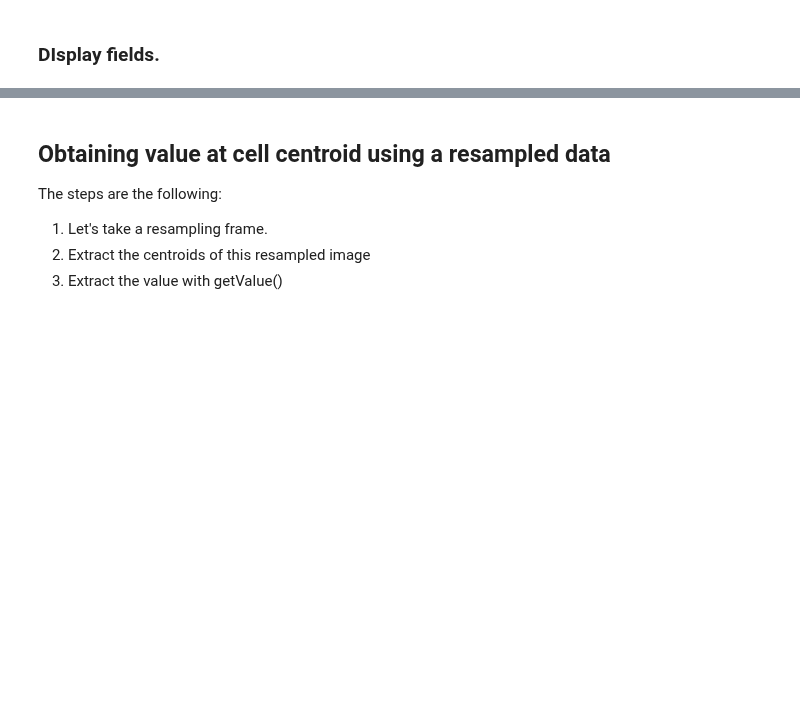
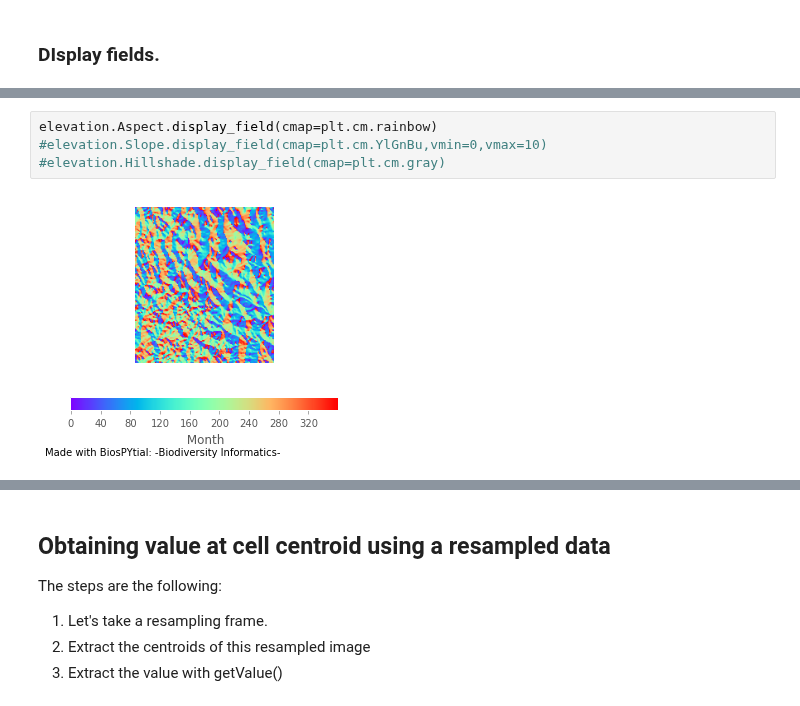
Before and after one commit to molgor/biospytial, a Jupyter notebook: ipython-notebooks/Basic Raster Tools in Biospytial.ipynb, the cells around one changed output, grey strips where cells are left out. Drawn from its saved outputs; the diff is of its cells as text; blank space fills up the shorter version.

```diff
--- a/ipython-notebooks/Basic Raster Tools in Biospytial.ipynb
+++ b/ipython-notebooks/Basic Raster Tools in Biospytial.ipynb
@@ -72,0 +112,6 @@ people.display_field(stats_dict,band=1,cmap=plt.cm.rainbow,title='Population')
+# %%
+elevation.Aspect.display_field(cmap=plt.cm.rainbow)
+#elevation.Slope.display_field(cmap=plt.cm.YlGnBu,vmin=0,vmax=10)
+#elevation.Hillshade.display_field(cmap=plt.cm.gray)
+# %% [output]
+[figure, added]
```
Also changed, not shown: parts of 28 cells of this notebook, 12 other files.
